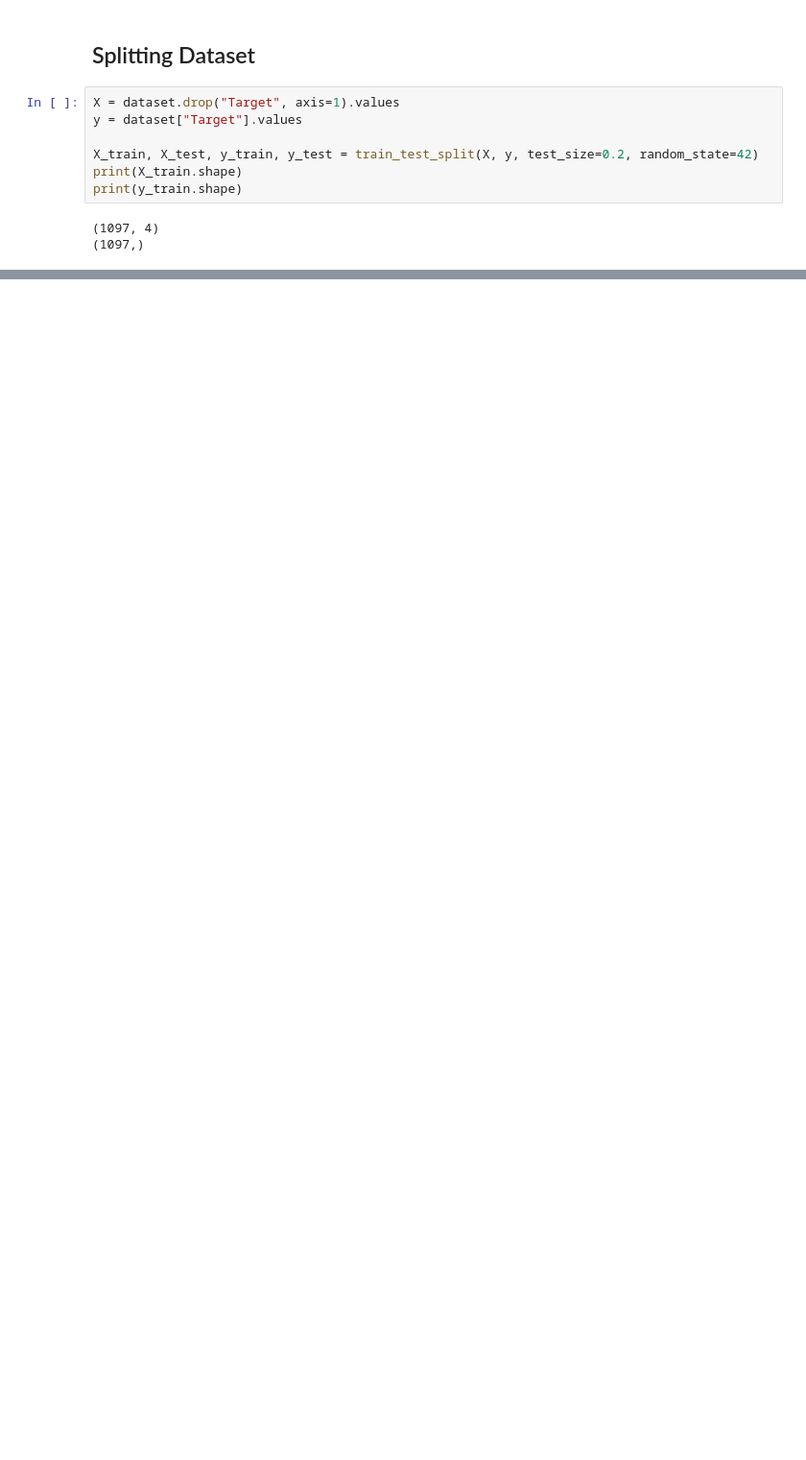
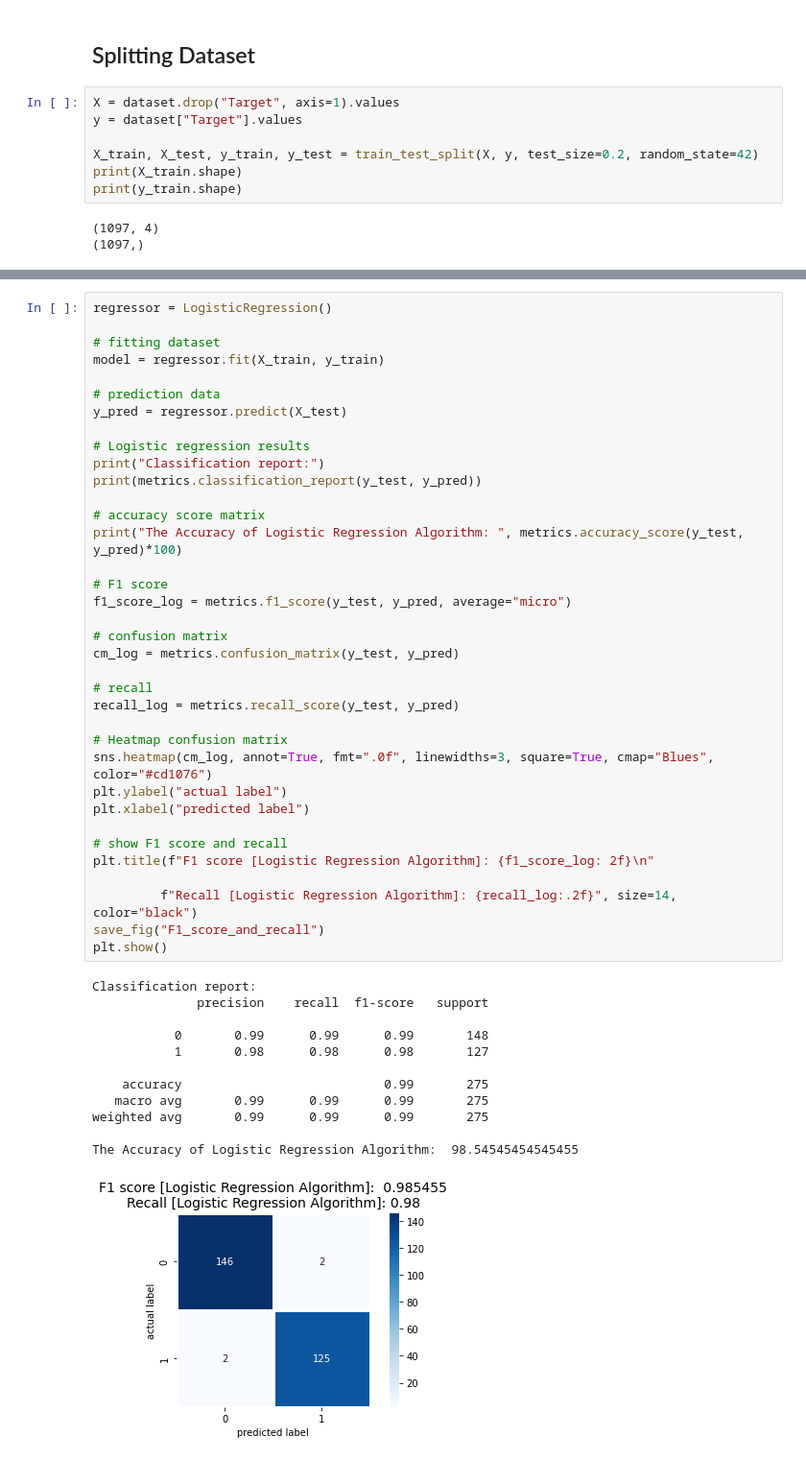
Before and after one commit to AiJared/Data-Science-2-Banknote-Authentication, a Jupyter notebook: Banknote Authentication.ipynb, the cells around one changed output, grey strips where cells are left out. Shown at 96% size. Cells and saved outputs as stored; diff of their text form; blank space fills up the shorter version.

Commit message:
Logistic regression

```diff
--- a/Banknote Authentication.ipynb
+++ b/Banknote Authentication.ipynb
@@ -185,0 +188,49 @@ print(y_train.shape)
+# %%
+regressor = LogisticRegression()
+
+# fitting dataset
+model = regressor.fit(X_train, y_train)
+
+# prediction data
+y_pred = regressor.predict(X_test)
+
+# Logistic regression results
+print("Classification report:")
+print(metrics.classification_report(y_test, y_pred))
+
+# accuracy score matrix
+print("The Accuracy of Logistic Regression Algorithm: ", metrics.accuracy_score(y_test, y_pred)*100)
+
+# F1 score
+f1_score_log = metrics.f1_score(y_test, y_pred, average="micro")
+
+# confusion matrix
+cm_log = metrics.confusion_matrix(y_test, y_pred)
+
+# recall
+recall_log = metrics.recall_score(y_test, y_pred)
+
+# Heatmap confusion matrix
+sns.heatmap(cm_log, annot=True, fmt=".0f", linewidths=3, square=True, cmap="Blues", color="#cd1076")
+plt.ylabel("actual label")
+plt.xlabel("predicted label")
+
+# show F1 score and recall
+plt.title(f"F1 score [Logistic Regression Algorithm]: {f1_score_log: 2f}\n"
+
+         f"Recall [Logistic Regression Algorithm]: {recall_log:.2f}", size=14, color="black")
+save_fig("F1_score_and_recall")
+plt.show()
+# %% [output]
+Classification report:
+              precision    recall  f1-score   support
+
+           0       0.99      0.99      0.99       148
+           1       0.98      0.98      0.98       127
+
+    accuracy                           0.99       275
+   macro avg       0.99      0.99      0.99       275
+weighted avg       0.99      0.99      0.99       275
+
+The Accuracy of Logistic Regression Algorithm:  98.54545454545455
+[figure, added]
```
Also changed, not shown: parts of 1 cell of this notebook, 1 other file.
